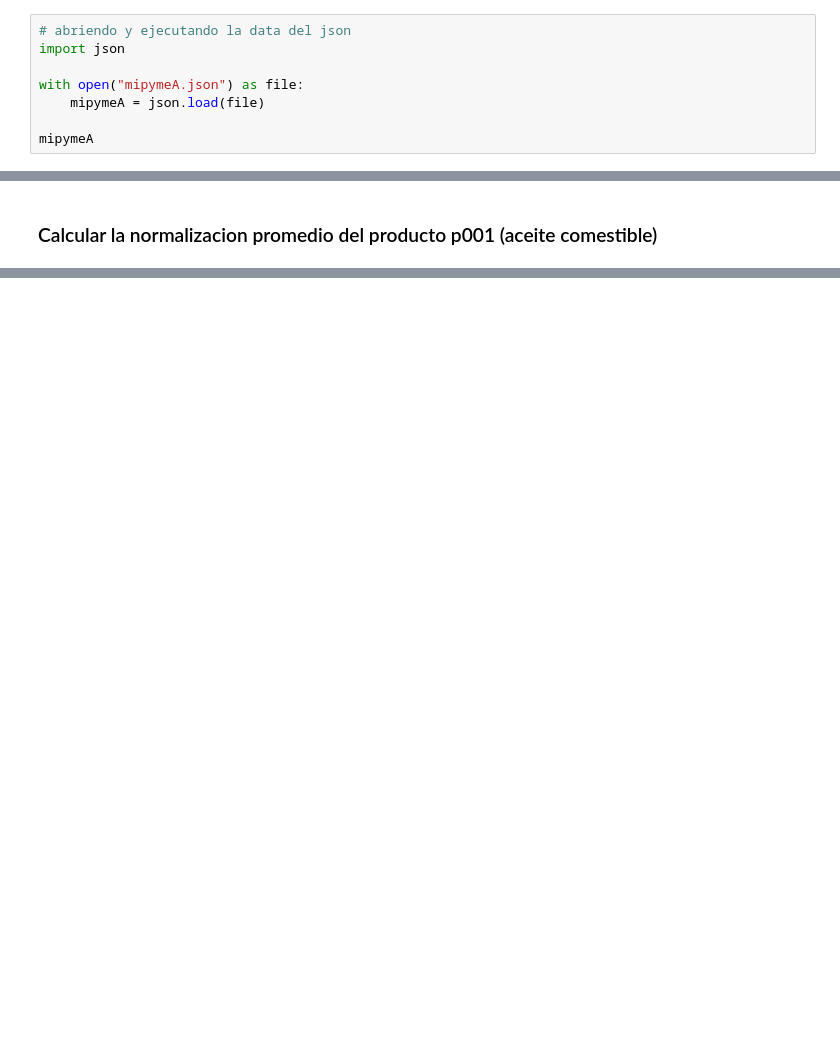
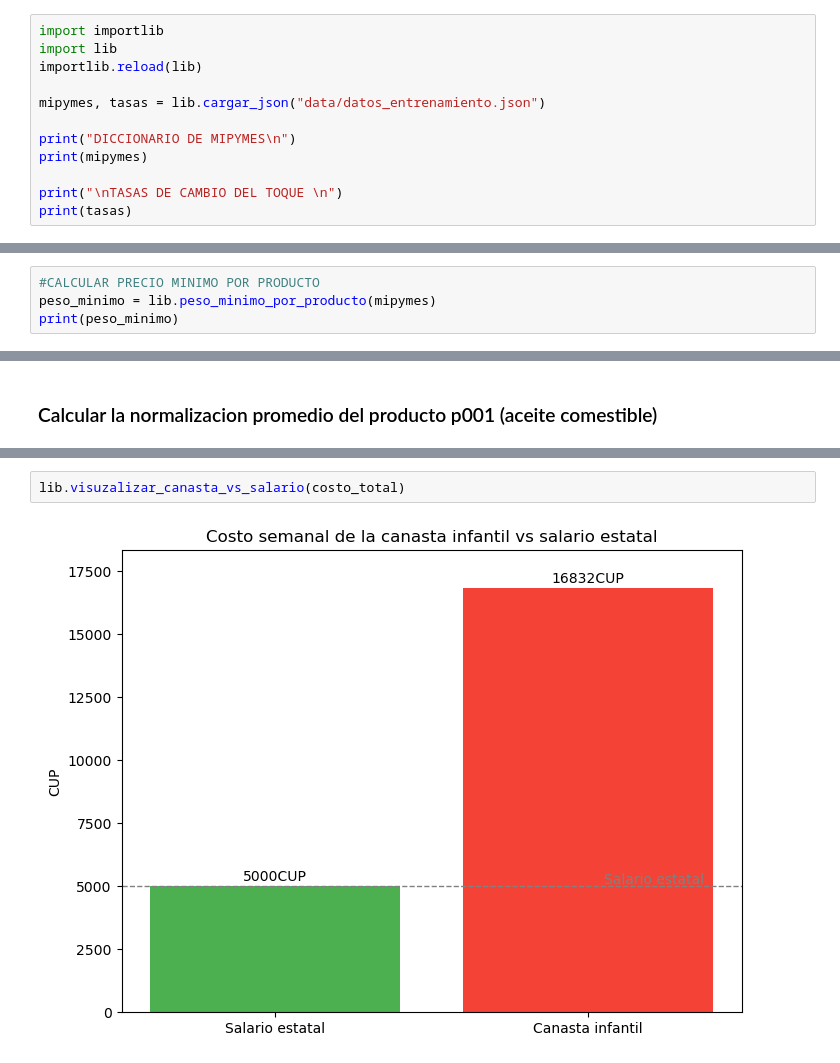
Before and after one commit to darioqr/primer_proyecto_de_Ciencia_de_Datos, a Jupyter notebook: notebook.ipynb, the cells around one changed output, grey strips where cells are left out. Drawn from its saved outputs; the diff is of its cells as text; blank space fills up the shorter version.

Commit message:
Se crean mas funciones para los analisis y se hace el primer grafico de salario medio vs costo de la canasta basica

```diff
--- a/notebook.ipynb
+++ b/notebook.ipynb
@@ -1,11 +1,15 @@
 # %% [markdown]
 ### Primer paso
 # %%
-# abriendo y ejecutando la data del json
-import json
+import importlib
+import lib
+importlib.reload(lib)
 
-with open("mipymeA.json") as file:
-    mipymeA = json.load(file)
+mipymes, tasas = lib.cargar_json("data/datos_entrenamiento.json")
 
-mipymeA
+print("DICCIONARIO DE MIPYMES\n")
+print(mipymes)
+
+print("\nTASAS DE CAMBIO DEL TOQUE \n")
+print(tasas)
 # %% [output]
@@ -28,0 +23,4 @@ mipymeA
+# %%
+#CALCULAR PRECIO MINIMO POR PRODUCTO
+peso_minimo = lib.peso_minimo_por_producto(mipymes)
+print(peso_minimo)
@@ -73,0 +165,4 @@ Precio normalizado del aceite:  [900.0, 1000.0, 1000.0]
+# %%
+lib.visuzalizar_canasta_vs_salario(costo_total)
+# %% [output]
+[figure, added]
```
Also changed, not shown: parts of 9 cells of this notebook, 5 other files.
